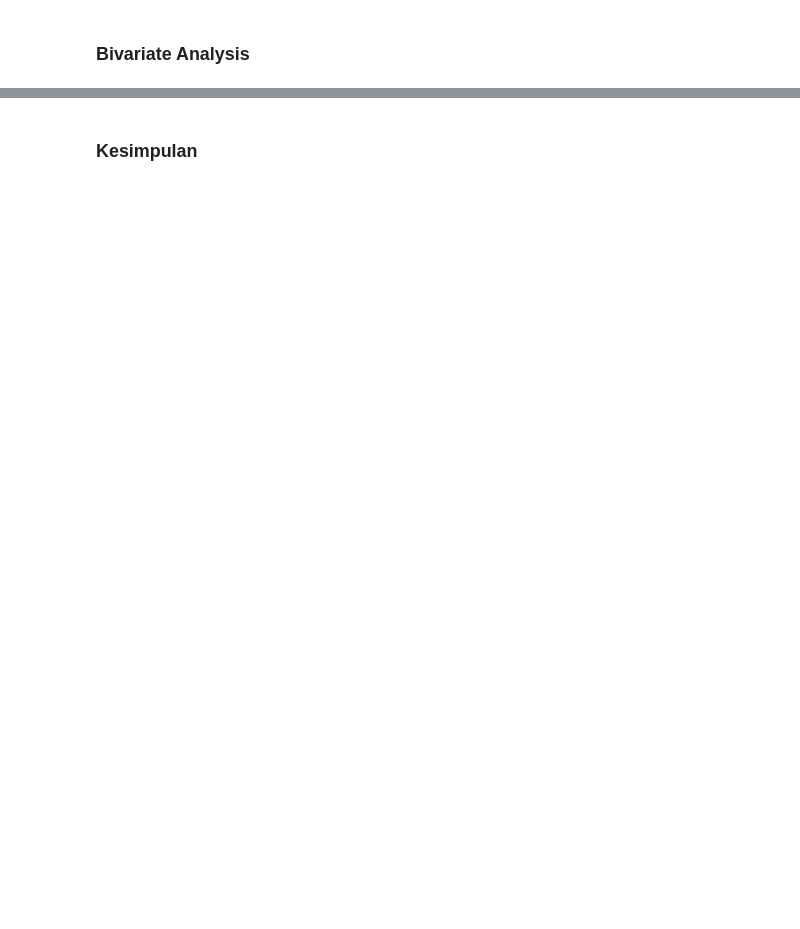
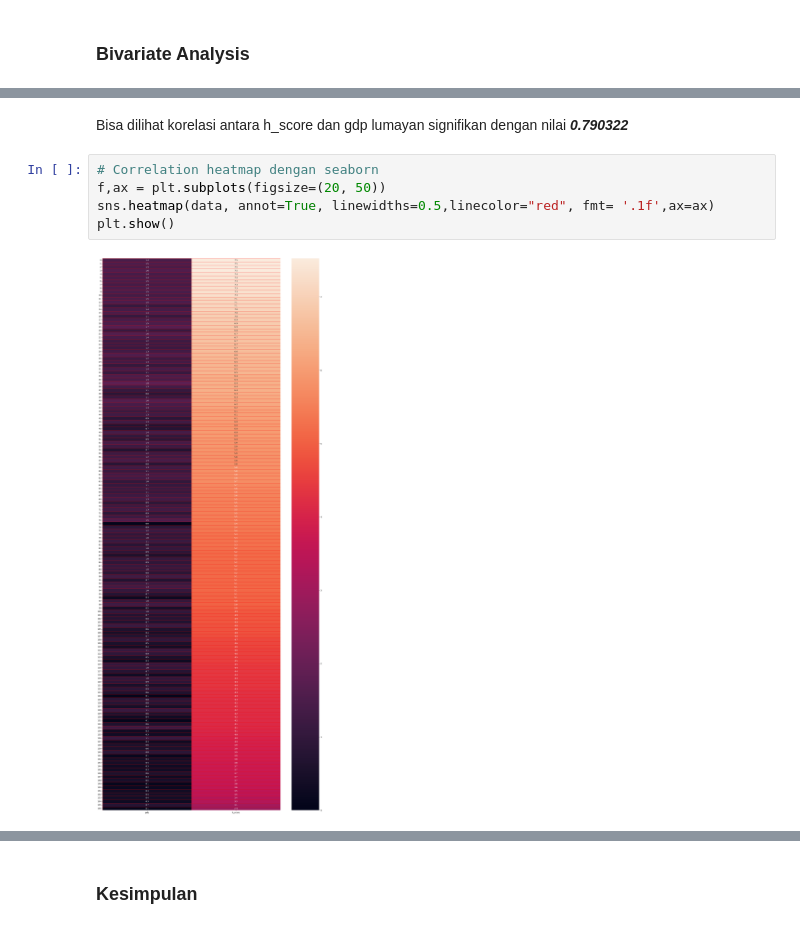
Before and after one commit to erickyudha/linear-regression_data-science-salaries, a Jupyter notebook: main.ipynb, the cells around one changed output, grey strips where cells are left out. Saved outputs shown, nothing was run; the diff lists cells and outputs as text; blank space fills up the shorter version.

```diff
--- a/main.ipynb
+++ b/main.ipynb
@@ -78,0 +252,9 @@ Lakukan analisis hubungan antar variabel. Bagaimana korelasi antar variabel ters
+# %% [markdown]
+Bisa dilihat korelasi antara h_score dan gdp lumayan signifikan dengan nilai ***0.790322***
+# %%
+# Correlation heatmap dengan seaborn
+f,ax = plt.subplots(figsize=(20, 50))
+sns.heatmap(data, annot=True, linewidths=0.5,linecolor="red", fmt= '.1f',ax=ax)
+plt.show()
+# %% [output]
+[figure, added]
```
Also changed, not shown: parts of 55 cells of this notebook.
